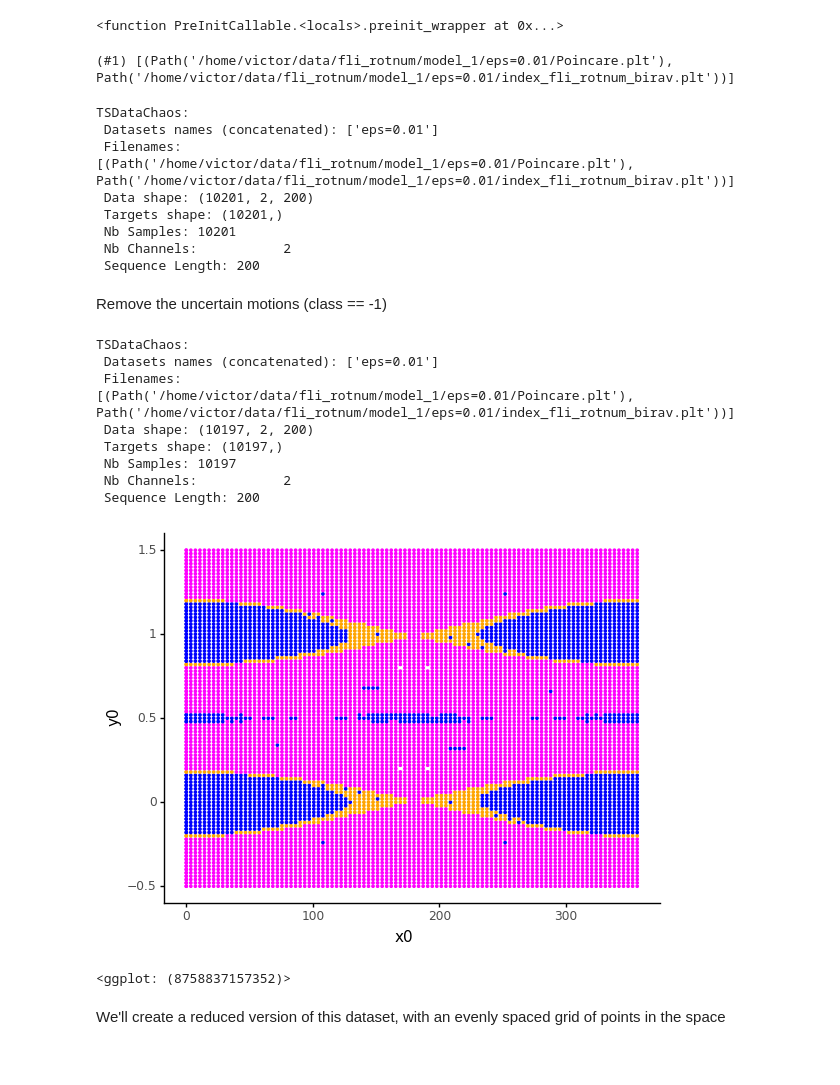
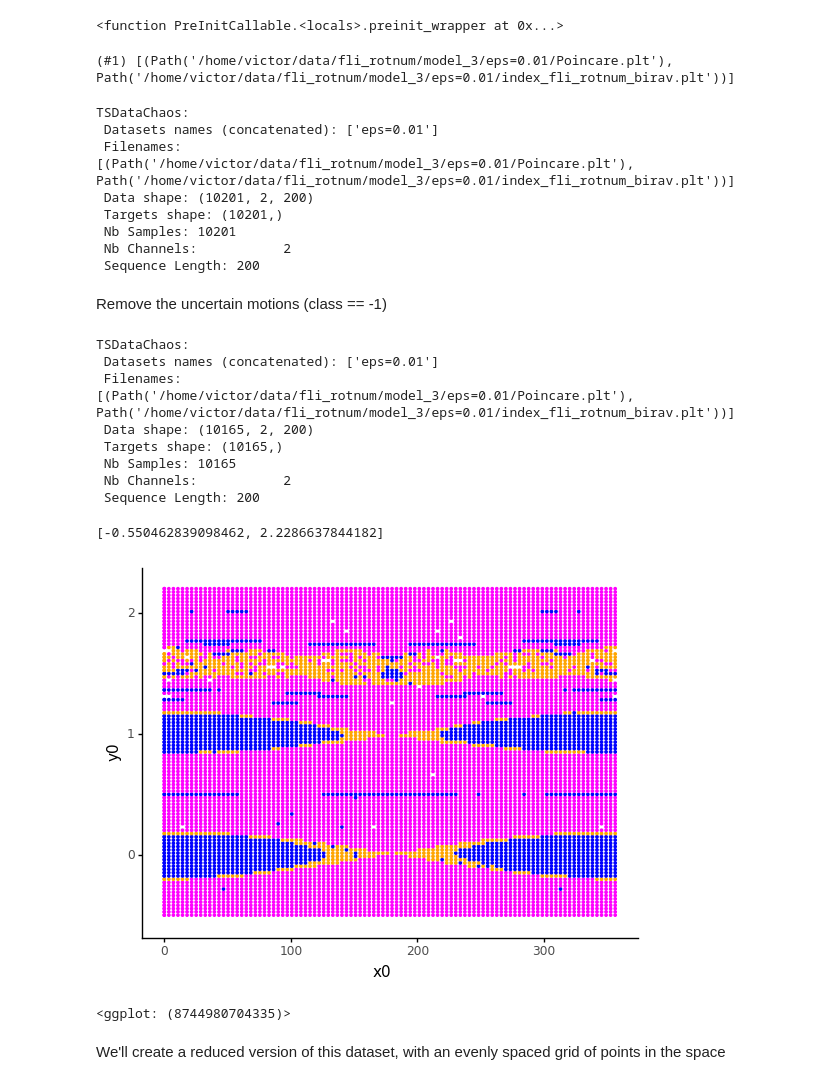
Before and after one commit to vrodriguezf/mlchaos, a Jupyter notebook: nbs_experiments/complete_cartography.ipynb, the cells around one changed output. Cells and saved outputs as stored; diff of their text form; code cells hidden in the pictures.

```diff
--- a/nbs_experiments/complete_cartography.ipynb
+++ b/nbs_experiments/complete_cartography.ipynb
@@ -19,8 +19,10 @@ else:
 base_path = Path.home()
 # %%
 config = AttrDict(
-    cartography_folderpath = base_path/'data/fli_rotnum/model_1/eps=0.01', # *
-    reduction_factor = 10, # One every `reduction_factor` points from the dataset will be kept
+    cartography_folderpath = base_path/'data/fli_rotnum/model_3/eps=0.01', # *
+    train_cond = lambda data: (data.x[:, 1, 0] <= 0.6),
+    test_cond = lambda data: data.x[:, 1, 0]> 0.6, # If None, the difference set data\train_cond will be used
+    reduction_factor = 1, # One every `reduction_factor` points from the dataset will be kept
     labelling_method = 'birav'
 )
 # %%
@@ -29,14 +31,14 @@ fnames_index = [config.cartography_folderpath/'index_fli_rotnum_birav.plt']
 fnames = L(fnames_poinc_map).zipwith(fnames_index)
 fnames
 # %% [output]
-(#1) [(Path('/home/victor/data/fli_rotnum/model_1/eps=0.01/Poincare.plt'), Path('/home/victor/data/fli_rotnum/model_1/eps=0.01/index_fli_rotnum_birav.plt'))]
+(#1) [(Path('/home/victor/data/fli_rotnum/model_3/eps=0.01/Poincare.plt'), Path('/home/victor/data/fli_rotnum/model_3/eps=0.01/index_fli_rotnum_birav.plt'))]
 # %%
 data = TSDataChaos.from_poincare_and_index_files(fnames, index_col=index_cols[config.labelling_method])
 data
 # %% [output]
 TSDataChaos:
  Datasets names (concatenated): ['eps=0.01']
- Filenames:                     [(Path('/home/victor/data/fli_rotnum/model_1/eps=0.01/Poincare.plt'), Path('/home/victor/data/fli_rotnum/model_1/eps=0.01/index_fli_rotnum_birav.plt'))]
+ Filenames:                     [(Path('/home/victor/data/fli_rotnum/model_3/eps=0.01/Poincare.plt'), Path('/home/victor/data/fli_rotnum/model_3/eps=0.01/index_fli_rotnum_birav.plt'))]
  Data shape: (10201, 2, 200)
  Targets shape: (10201,)
  Nb Samples: 10201
@@ -50,9 +52,9 @@ data
 # %% [output]
 TSDataChaos:
  Datasets names (concatenated): ['eps=0.01']
- Filenames:                     [(Path('/home/victor/data/fli_rotnum/model_1/eps=0.01/Poincare.plt'), Path('/home/victor/data/fli_rotnum/model_1/eps=0.01/index_fli_rotnum_birav.plt'))]
- Data shape: (10197, 2, 200)
- Targets shape: (10197,)
- Nb Samples: 10197
+ Filenames:                     [(Path('/home/victor/data/fli_rotnum/model_3/eps=0.01/Poincare.plt'), Path('/home/victor/data/fli_rotnum/model_3/eps=0.01/index_fli_rotnum_birav.plt'))]
+ Data shape: (10165, 2, 200)
+ Targets shape: (10165,)
+ Nb Samples: 10165
  Nb Channels:           2
  Sequence Length: 200
@@ -59,8 +63,11 @@ TSDataChaos:
 # %%
-show_labelled_ic_map(data.x, preds=data.y.astype(int), color_values=['orange', 'magenta', 'blue'])
+show_labelled_ic_map(data.x,
+                     preds=data.y.astype(int),
+                     color_values=['orange', 'magenta', 'blue'])
 # %% [output]
+[-0.550462839098462, 2.2286637844182]
-[figure, old version]
+[figure, new version]
-<ggplot: (8758837157352)>
+<ggplot: (8744980704335)>
 # %% [markdown]
 We'll create a reduced version of this dataset, with an evenly spaced grid of points in the space
 # %%
```
Also changed, not shown: parts of 14 cells of this notebook, 5 other files.
